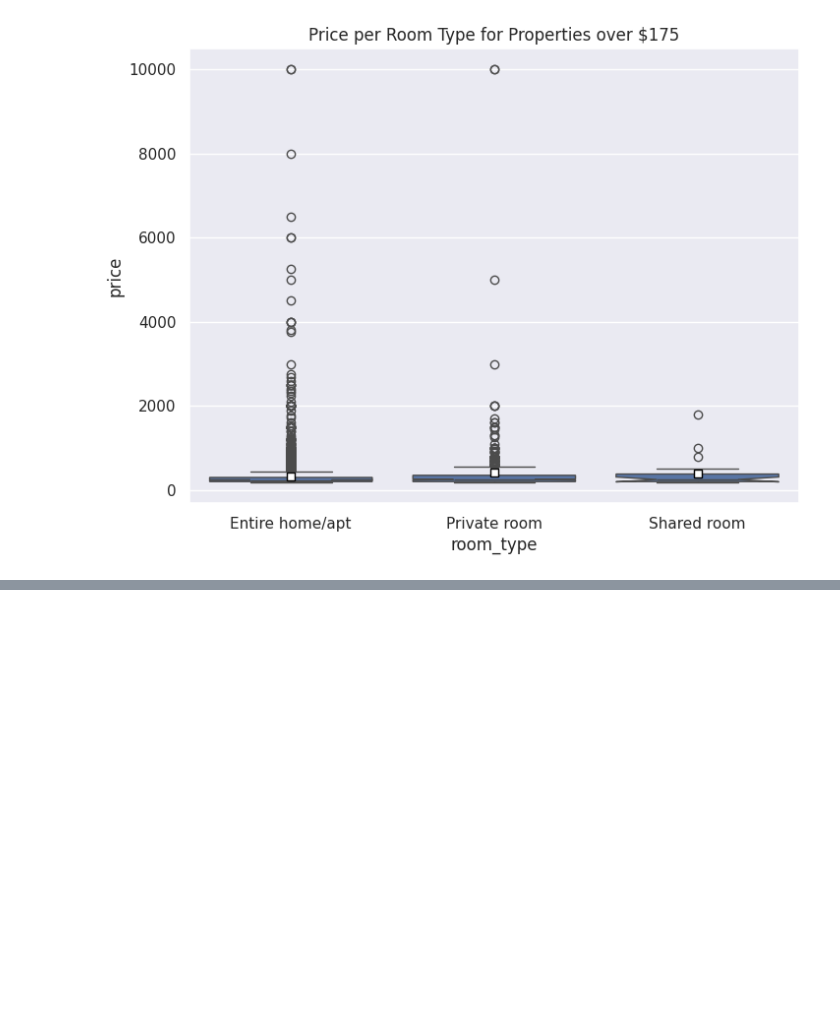
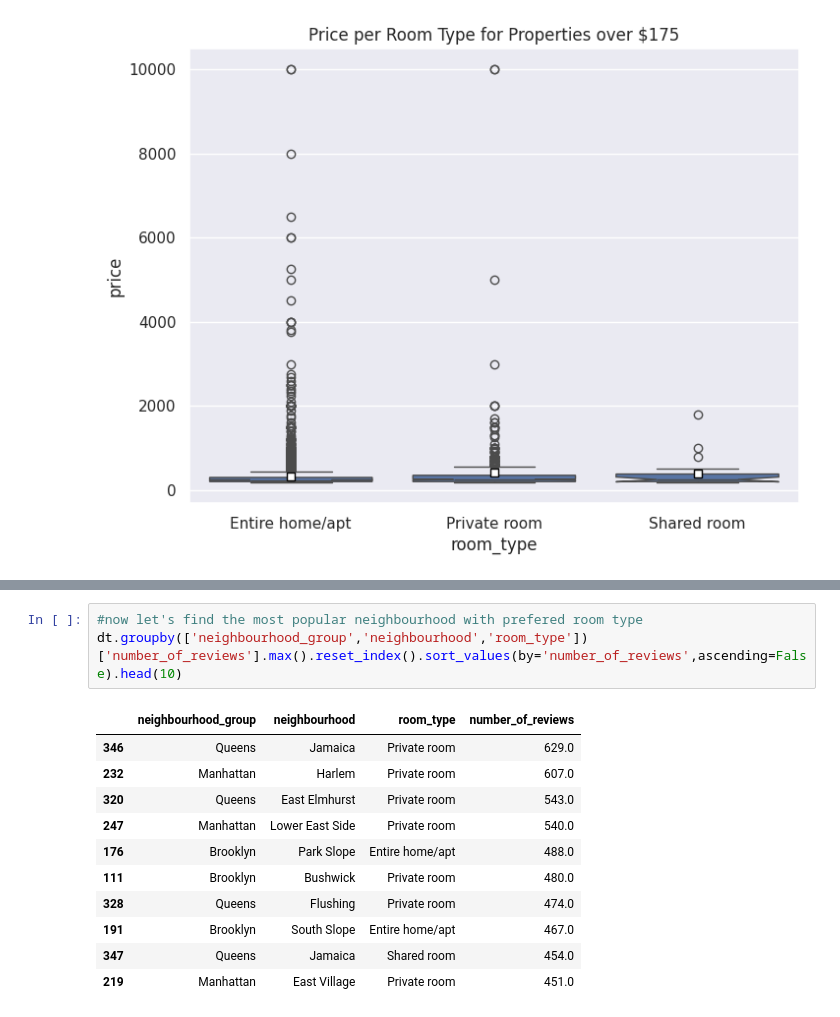
Before and after one commit to aayushkumar1/EDA, a Jupyter notebook: Copy_of_Untitled5.ipynb, the cells around one changed output, grey strips where cells are left out. Drawn from its saved outputs; the diff is of its cells as text; blank space fills up the shorter version.

```diff
--- a/Copy_of_Untitled5.ipynb
+++ b/Copy_of_Untitled5.ipynb
@@ -454,0 +492,15 @@ plt.show()
+# %%
+#now let's find the most popular neighbourhood with prefered room type
+dt.groupby(['neighbourhood_group','neighbourhood','room_type'])['number_of_reviews'].max().reset_index().sort_values(by='number_of_reviews',ascending=False).head(10)
+# %% [output]
+|  | neighbourhood_group | neighbourhood | room_type | number_of_reviews |
+| 346 | Queens | Jamaica | Private room | 629.0 |
+| 232 | Manhattan | Harlem | Private room | 607.0 |
+| 320 | Queens | East Elmhurst | Private room | 543.0 |
+| 247 | Manhattan | Lower East Side | Private room | 540.0 |
+| 176 | Brooklyn | Park Slope | Entire home/apt | 488.0 |
+| 111 | Brooklyn | Bushwick | Private room | 480.0 |
+| 328 | Queens | Flushing | Private room | 474.0 |
+| 191 | Brooklyn | South Slope | Entire home/apt | 467.0 |
+| 347 | Queens | Jamaica | Shared room | 454.0 |
+| 219 | Manhattan | East Village | Private room | 451.0 |
```
Also changed, not shown: parts of 6 cells of this notebook.
